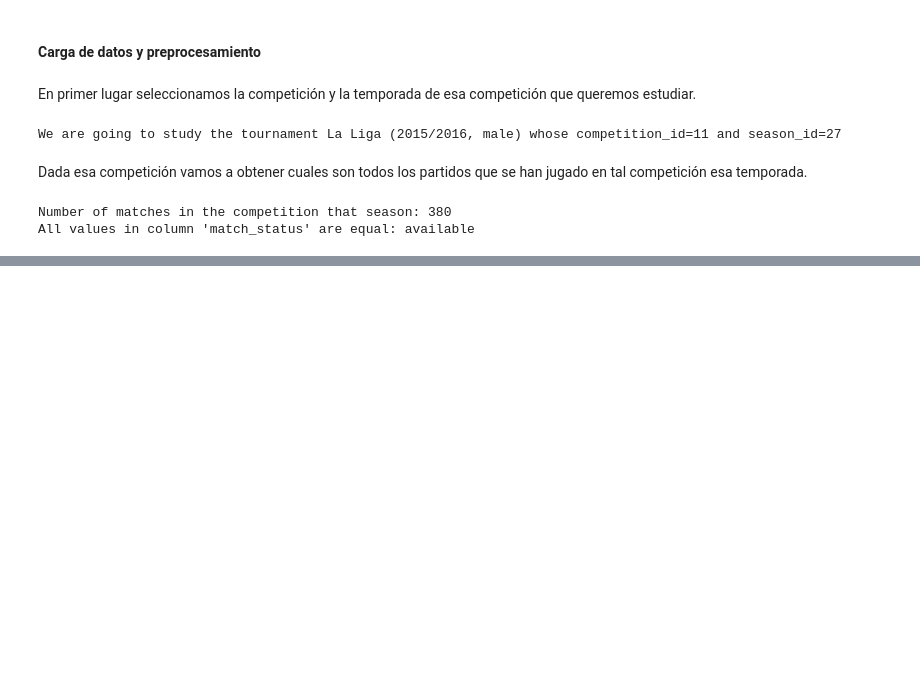
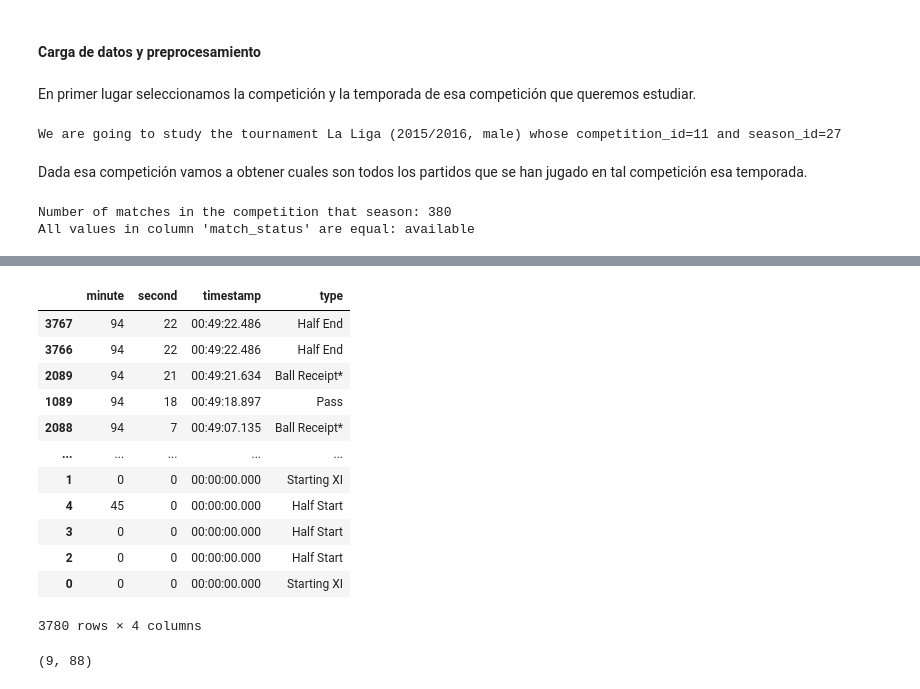
Before and after one commit to Jaime-Linares/DataAnalysis-FootySage, a Jupyter notebook: feature_selection.ipynb, the cells around one changed output, grey strips where cells are left out. Drawn from its saved outputs; the diff is of its cells as text; code cells hidden in the pictures; blank space fills up the shorter version.

```diff
--- a/feature_selection.ipynb
+++ b/feature_selection.ipynb
@@ -73,0 +120,20 @@ home_score
+# %%
+ordenado[['minute', 'second', 'timestamp', 'type']]
+# %% [output]
+|  | minute | second | timestamp | type |
+| 3767 | 94 | 22 | 00:49:22.486 | Half End |
+| 3766 | 94 | 22 | 00:49:22.486 | Half End |
+| 2089 | 94 | 21 | 00:49:21.634 | Ball Receipt* |
+| 1089 | 94 | 18 | 00:49:18.897 | Pass |
+| 2088 | 94 | 7 | 00:49:07.135 | Ball Receipt* |
+| ... | ... | ... | ... | ... |
+| 1 | 0 | 0 | 00:00:00.000 | Starting XI |
+| 4 | 45 | 0 | 00:00:00.000 | Half Start |
+| 3 | 0 | 0 | 00:00:00.000 | Half Start |
+| 2 | 0 | 0 | 00:00:00.000 | Half Start |
+| 0 | 0 | 0 | 00:00:00.000 | Starting XI |
+3780 rows × 4 columns
+# %%
+events_df[(events_df['team'] == 'Tottenham Hotspur') & (events_df['type'] == 'Shot')].shape
+# %% [output]
+(9, 88)
```
Also changed, not shown: parts of 11 cells of this notebook, 3 other files.
